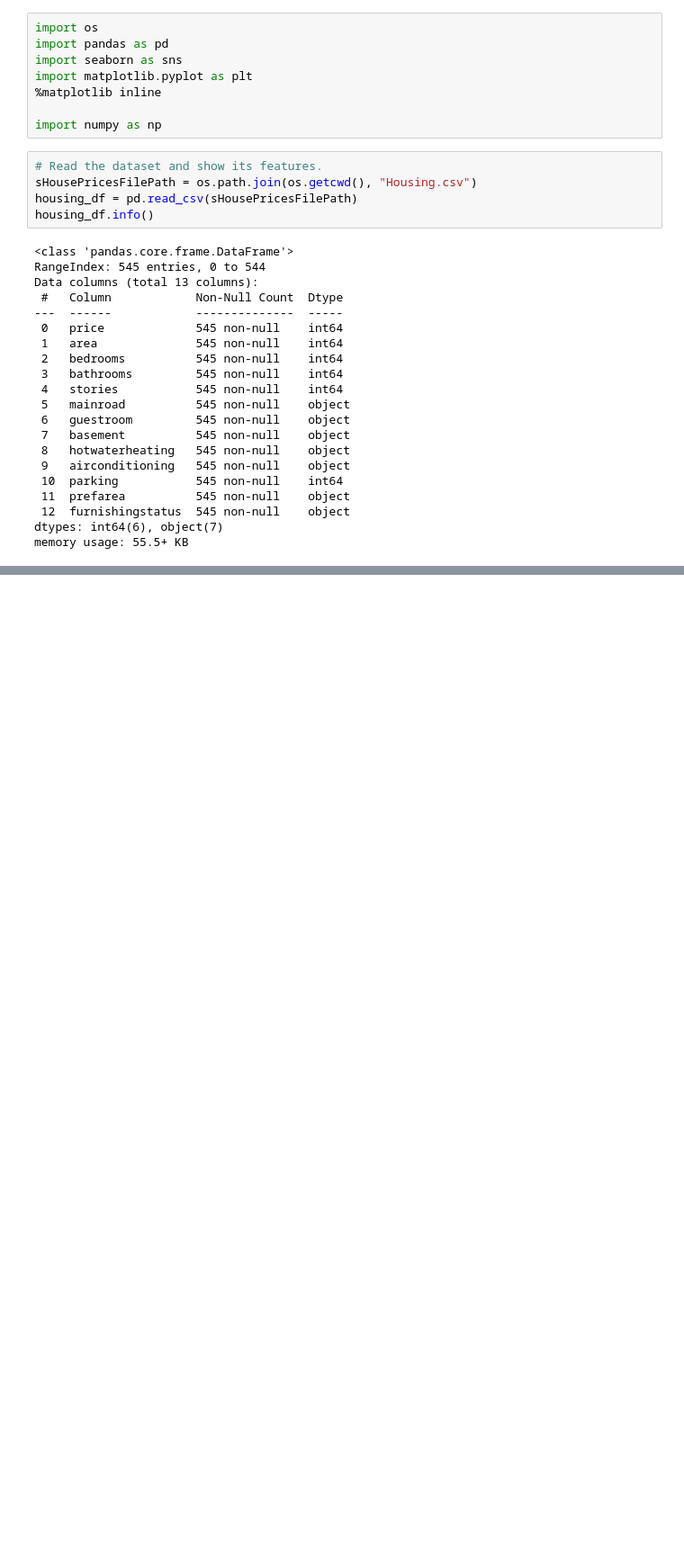
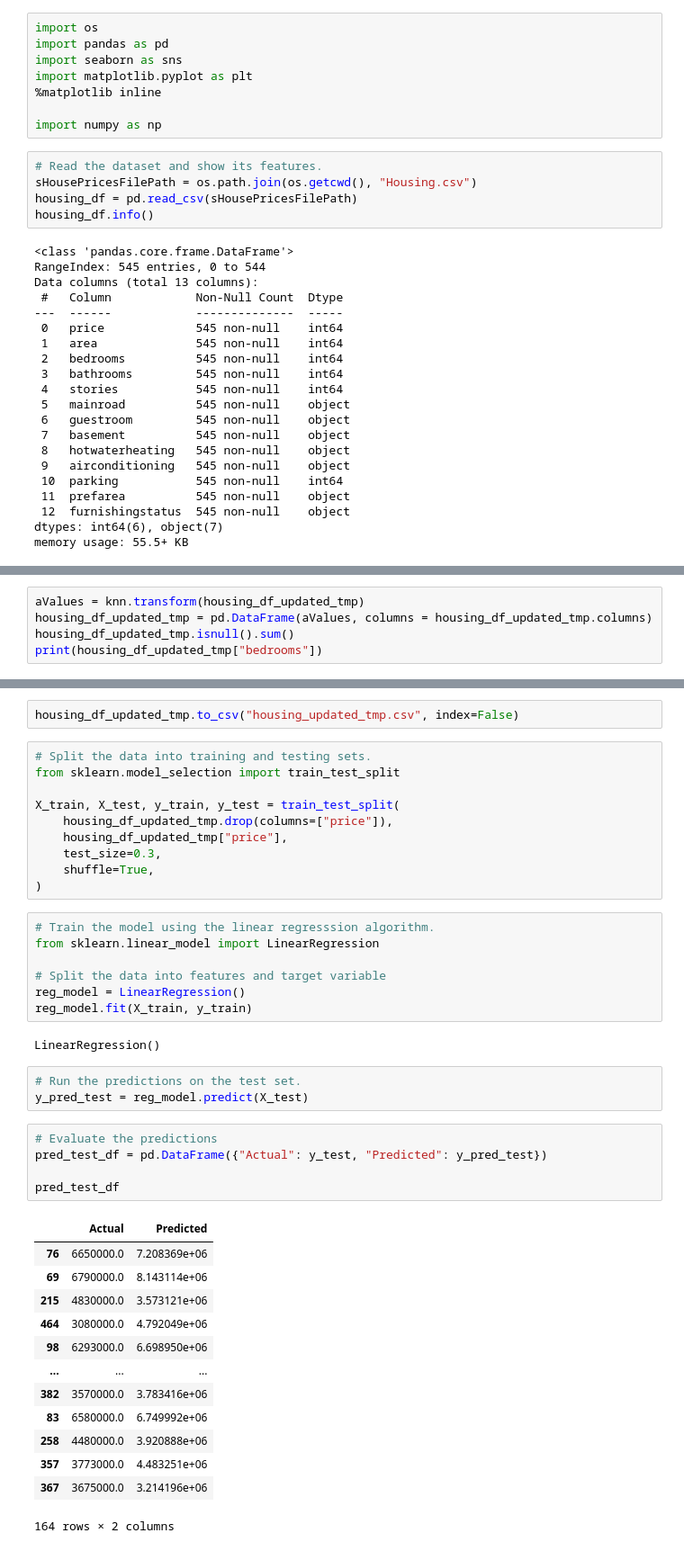
Before and after one commit to skorsens/ai-foundations-ml, a Jupyter notebook: house_prices.ipynb, the cells around one changed output, grey strips where cells are left out. Shown at 90% size. Drawn from its saved outputs; the diff is of its cells as text; blank space fills up the shorter version.

```diff
--- a/house_prices.ipynb
+++ b/house_prices.ipynb
@@ -34,0 +141,5 @@ memory usage: 55.5+ KB
+# %%
+aValues = knn.transform(housing_df_updated_tmp)
+housing_df_updated_tmp = pd.DataFrame(aValues, columns = housing_df_updated_tmp.columns)
+housing_df_updated_tmp.isnull().sum()
+print(housing_df_updated_tmp["bedrooms"])
@@ -34,0 +159,43 @@ memory usage: 55.5+ KB
+# %%
+housing_df_updated_tmp.to_csv("housing_updated_tmp.csv", index=False)
+# %%
+# Split the data into training and testing sets.
+from sklearn.model_selection import train_test_split
+
+X_train, X_test, y_train, y_test = train_test_split(
+    housing_df_updated_tmp.drop(columns=["price"]),
+    housing_df_updated_tmp["price"],
+    test_size=0.3,
+    shuffle=True,
+)
+# %%
+# Train the model using the linear regresssion algorithm.
+from sklearn.linear_model import LinearRegression
+
+# Split the data into features and target variable
+reg_model = LinearRegression()
+reg_model.fit(X_train, y_train)
+# %% [output]
+LinearRegression()
+# %%
+# Run the predictions on the test set.
+y_pred_test = reg_model.predict(X_test)
+# %%
+# Evaluate the predictions
+pred_test_df = pd.DataFrame({"Actual": y_test, "Predicted": y_pred_test})
+
+pred_test_df
+# %% [output]
+|  | Actual | Predicted |
+| 76 | 6650000.0 | 7.208369e+06 |
+| 69 | 6790000.0 | 8.143114e+06 |
+| 215 | 4830000.0 | 3.573121e+06 |
+| 464 | 3080000.0 | 4.792049e+06 |
+| 98 | 6293000.0 | 6.698950e+06 |
+| ... | ... | ... |
+| 382 | 3570000.0 | 3.783416e+06 |
+| 83 | 6580000.0 | 6.749992e+06 |
+| 258 | 4480000.0 | 3.920888e+06 |
+| 357 | 3773000.0 | 4.483251e+06 |
+| 367 | 3675000.0 | 3.214196e+06 |
+164 rows × 2 columns
```
Also changed, not shown: parts of 13 cells of this notebook, 3 other files.
